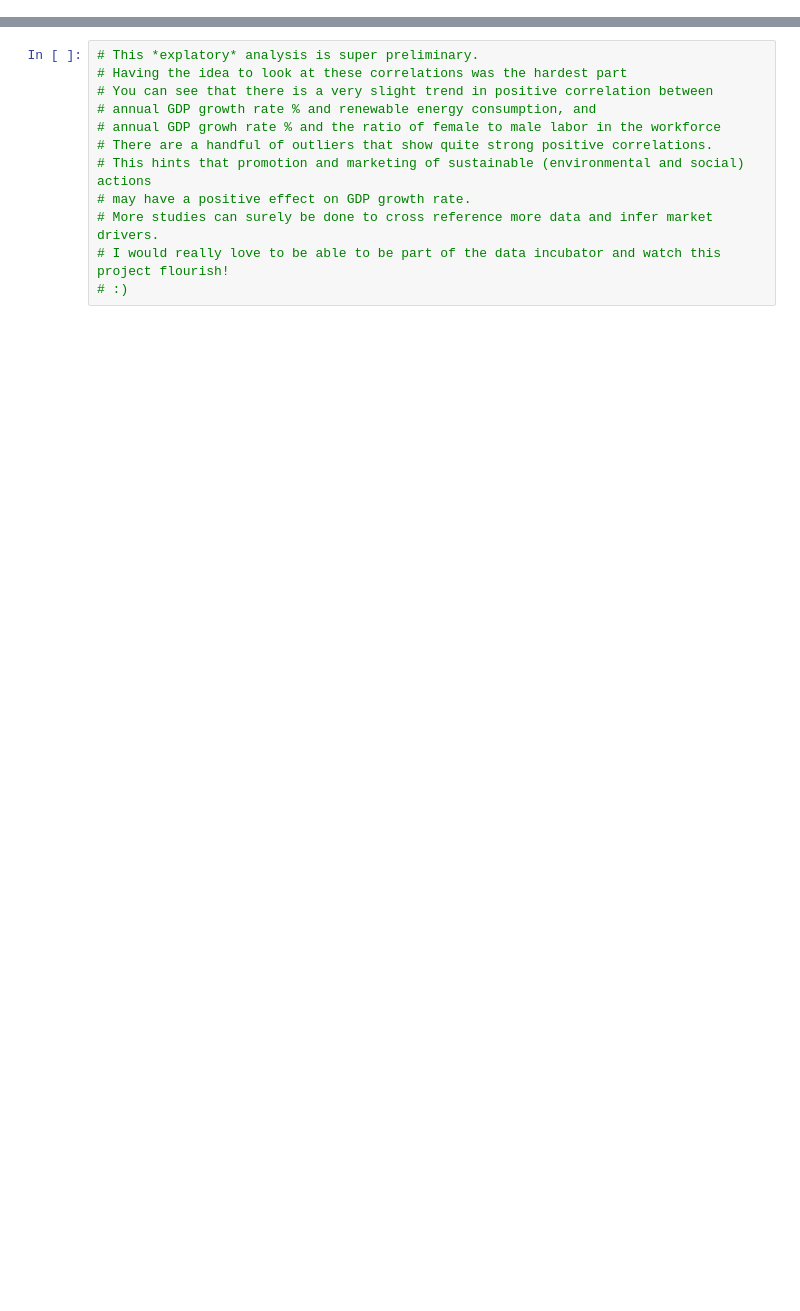
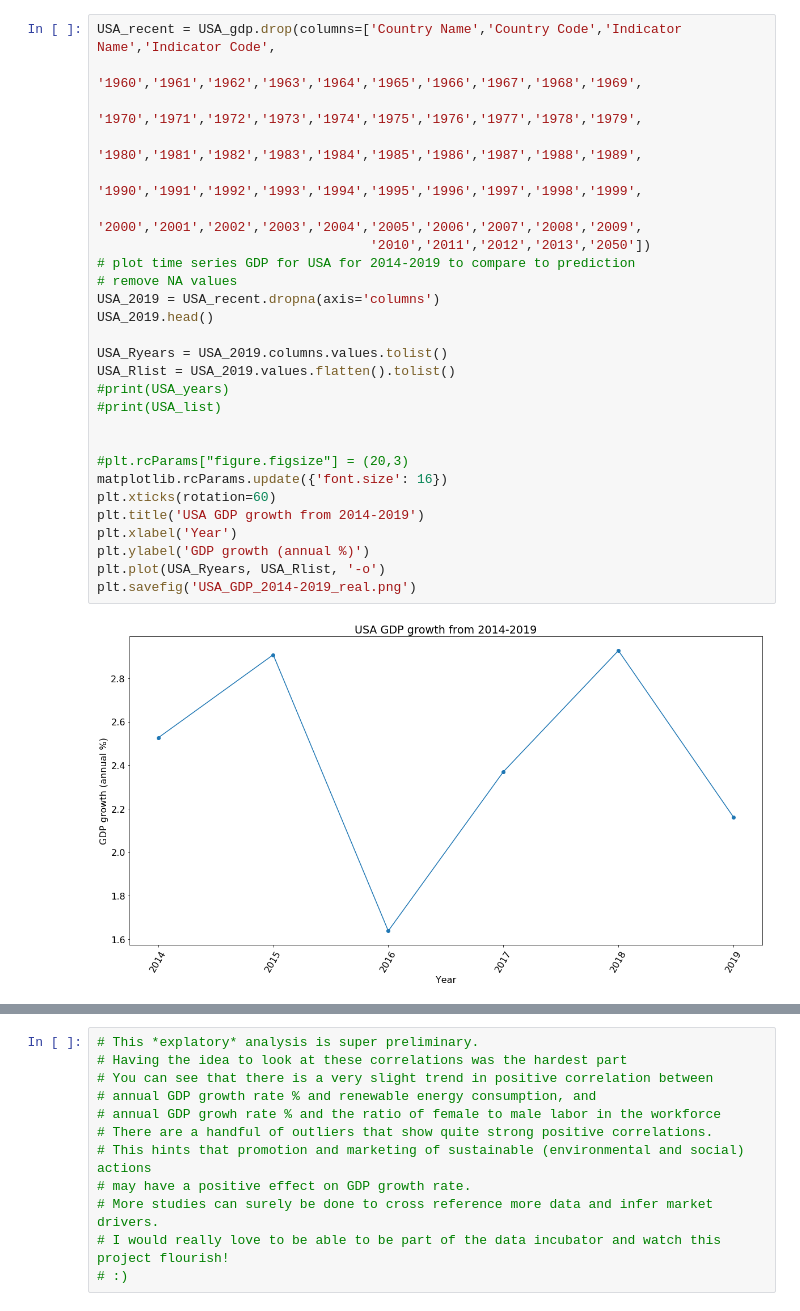
Before and after one commit to christinanelson/SustainabilityProfitCorrelation, a Jupyter notebook: SustainProfit.ipynb, the cells around one changed output, grey strips where cells are left out. Cells and saved outputs as stored; diff of their text form; blank space fills up the shorter version.

```diff
--- a/SustainProfit.ipynb
+++ b/SustainProfit.ipynb
@@ -99,0 +493,29 @@ Text(0, 0.5, 'GDP growth (annual %)')
+# %%
+USA_recent = USA_gdp.drop(columns=['Country Name','Country Code','Indicator Name','Indicator Code',
+                                   '1960','1961','1962','1963','1964','1965','1966','1967','1968','1969',
+                                   '1970','1971','1972','1973','1974','1975','1976','1977','1978','1979',
+                                   '1980','1981','1982','1983','1984','1985','1986','1987','1988','1989',
+                                   '1990','1991','1992','1993','1994','1995','1996','1997','1998','1999',
+                                   '2000','2001','2002','2003','2004','2005','2006','2007','2008','2009',
+                                   '2010','2011','2012','2013','2050'])
+# plot time series GDP for USA for 2014-2019 to compare to prediction
+# remove NA values
+USA_2019 = USA_recent.dropna(axis='columns')
+USA_2019.head()
+
+USA_Ryears = USA_2019.columns.values.tolist()
+USA_Rlist = USA_2019.values.flatten().tolist()
+#print(USA_years)
+#print(USA_list)
+
+
+#plt.rcParams["figure.figsize"] = (20,3)
+matplotlib.rcParams.update({'font.size': 16})
+plt.xticks(rotation=60)
+plt.title('USA GDP growth from 2014-2019')
+plt.xlabel('Year')
+plt.ylabel('GDP growth (annual %)')
+plt.plot(USA_Ryears, USA_Rlist, '-o')
+plt.savefig('USA_GDP_2014-2019_real.png')
+# %% [output]
+[figure, added]
```
Also changed, not shown: parts of 42 cells of this notebook.
